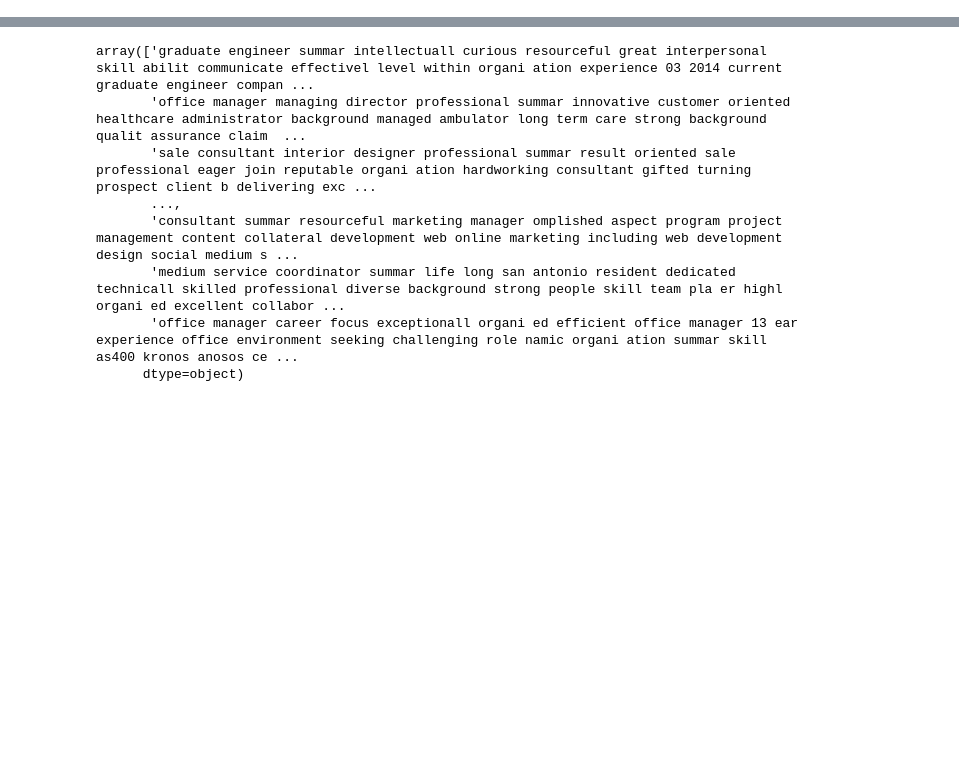
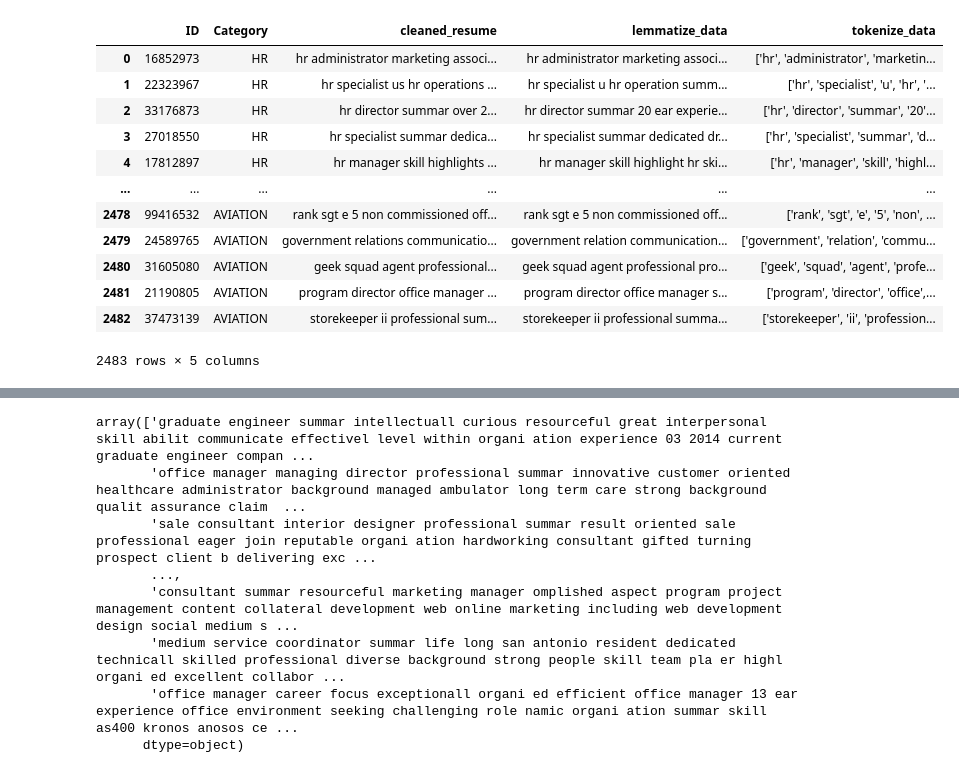
Before and after one commit to nhyadav/mock-interview-with-AI, a Jupyter notebook: Notebook/models.ipynb, the cells around one changed output, grey strips where cells are left out. Saved outputs shown, nothing was run; the diff lists cells and outputs as text; code cells hidden in the pictures; blank space fills up the shorter version.

```diff
--- a/Notebook/models.ipynb
+++ b/Notebook/models.ipynb
@@ -3,9 +5,26 @@ import pickle
 from sklearn.feature_extraction.text import TfidfVectorizer
 # %%
-with open('token_normlize_data.pkl','rb') as data:
-    predata = pickle.load(data)
 # with open('token_normlize_data.pkl','rb') as data:
 #     predata = pickle.load(data)
+# with open('token_normlize_data.pkl','rb') as data:
+#     predata = pickle.load(data)
+data = pd.read_csv("E:\Virtual_room\project\AIrecruiter\data\processed\\tokenized_data.csv")
+# %%
+data
+# %% [output]
+|  | ID | Category | cleaned_resume | lemmatize_data | tokenize_data |
+| 0 | 16852973 | HR | hr administrator marketing associ... | hr administrator marketing associ... | ['hr', 'administrator', 'marketin... |
+| 1 | 22323967 | HR | hr specialist us hr operations ... | hr specialist u hr operation summ... | ['hr', 'specialist', 'u', 'hr', '... |
+| 2 | 33176873 | HR | hr director summar over 2... | hr director summar 20 ear experie... | ['hr', 'director', 'summar', '20'... |
+| 3 | 27018550 | HR | hr specialist summar dedica... | hr specialist summar dedicated dr... | ['hr', 'specialist', 'summar', 'd... |
+| 4 | 17812897 | HR | hr manager skill highlights ... | hr manager skill highlight hr ski... | ['hr', 'manager', 'skill', 'highl... |
+| ... | ... | ... | ... | ... | ... |
+| 2478 | 99416532 | AVIATION | rank sgt e 5 non commissioned off... | rank sgt e 5 non commissioned off... | ['rank', 'sgt', 'e', '5', 'non', ... |
+| 2479 | 24589765 | AVIATION | government relations communicatio... | government relation communication... | ['government', 'relation', 'commu... |
+| 2480 | 31605080 | AVIATION | geek squad agent professional... | geek squad agent professional pro... | ['geek', 'squad', 'agent', 'profe... |
+| 2481 | 21190805 | AVIATION | program director office manager ... | program director office manager s... | ['program', 'director', 'office',... |
+| 2482 | 37473139 | AVIATION | storekeeper ii professional sum... | storekeeper ii professional summa... | ['storekeeper', 'ii', 'profession... |
+2483 rows × 5 columns
 # %%
 predata
 # %% [output]
```
Also changed, not shown: parts of 1 cell of this notebook, 21 other files.
